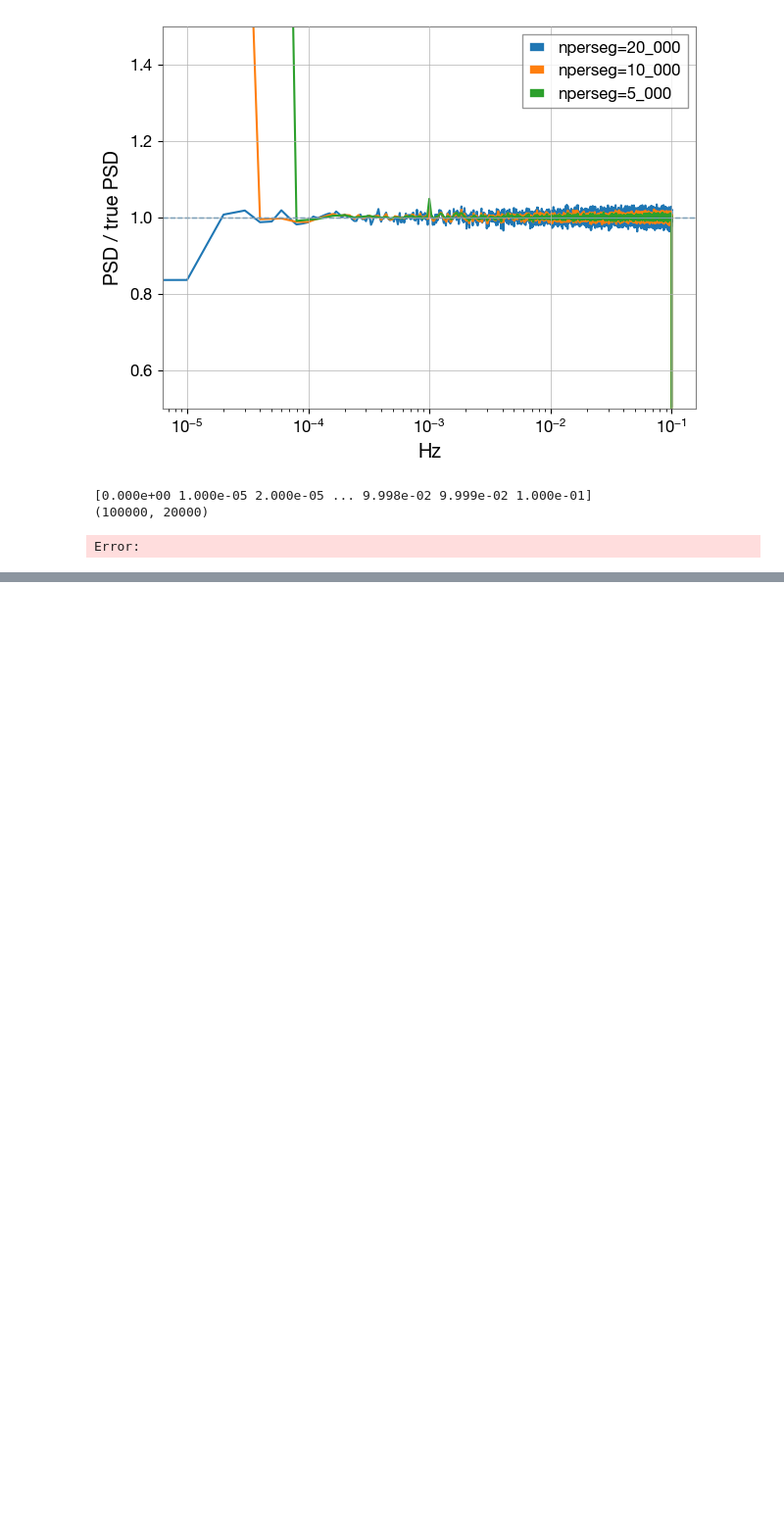
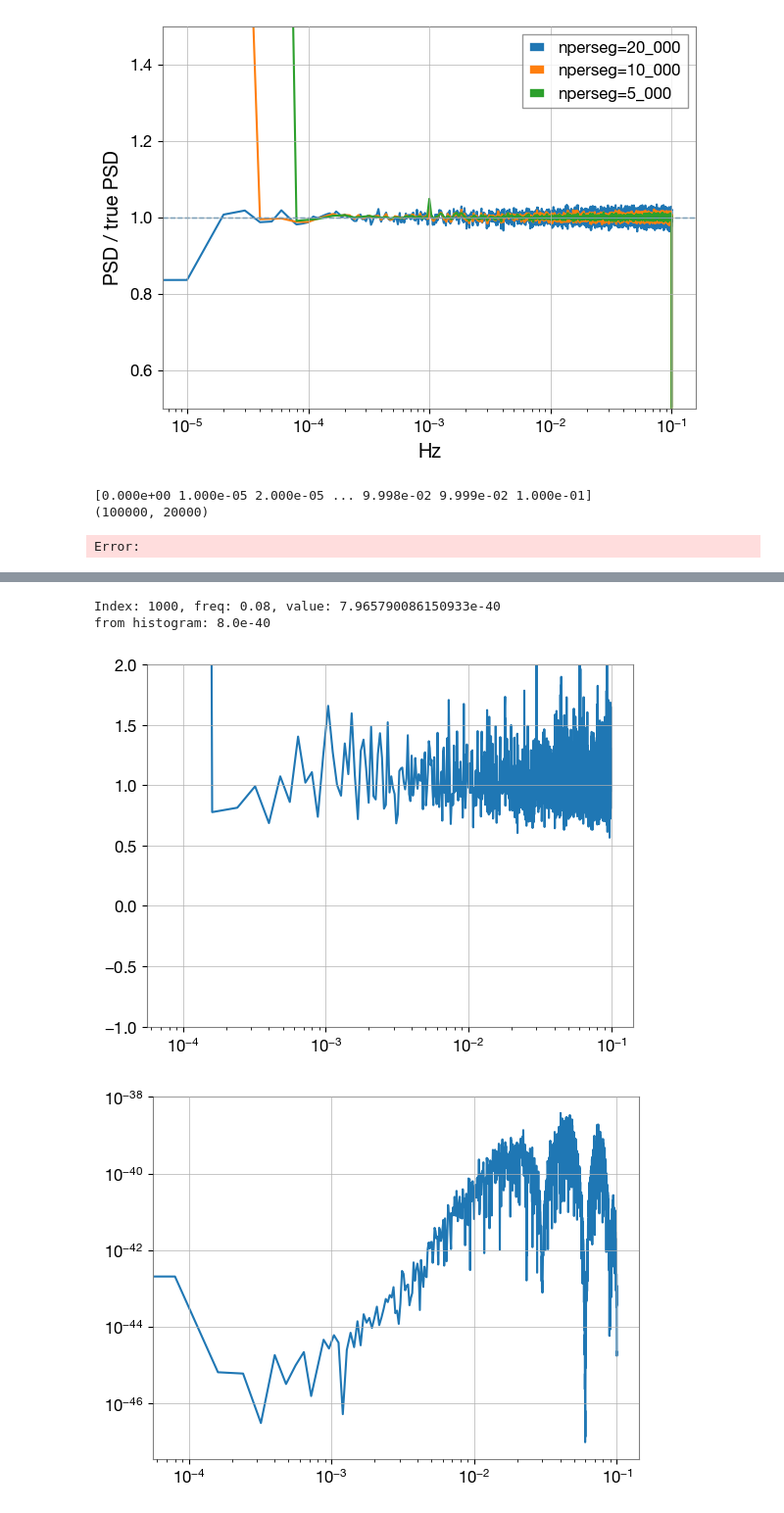
Before and after one commit to AkmDgreat/AkshatLISA, a Jupyter notebook: AkshatLISA/analysis_notebooks/freqResBias.ipynb, the cells around one changed output, grey strips where cells are left out. Shown at 98% size. Saved outputs shown, nothing was run; the diff lists cells and outputs as text; code cells hidden in the pictures; blank space fills up the shorter version.

```diff
--- a/AkshatLISA/analysis_notebooks/freqResBias.ipynb
+++ b/AkshatLISA/analysis_notebooks/freqResBias.ipynb
@@ -853,0 +912,30 @@ plt.xlabel('Hz'); plt.ylabel('PSD / true PSD'); plt.legend(); plt.tight_layout()
+# %%
+t, idx = pick_true_on_coarse(psd_true, 20_000, 2_500)
+plt.figure()
+plt.semilogx(f_4, psd_4 / t, label='nperseg=1_000')
+plt.ylim(-1,2)
+plt.figure()
+plt.loglog(f_4, np.abs(psd_4 - t))
+
+arr1 = f_4
+arr2 = t - psd_4
+chosen_freq = 0.08
+
+# find indices where arr1 == chosen_freq
+idx = np.where(arr1 == chosen_freq)[0]
+
+if idx.size == 0:
+    raise ValueError(f"Frequency {chosen_freq} not found in arr1")
+else:
+    idx = idx[0]   # take the first match if multiple
+    freq_at_idx = arr1[idx]
+    val_at_idx  = arr2[idx]
+    print(f"Index: {idx}, freq: {freq_at_idx}, value: {val_at_idx}")
+
+
+print(f"from histogram: {(2.44 - 1.64)*10}e-40")
+# %% [output]
+Index: 1000, freq: 0.08, value: 7.965790086150933e-40
+from histogram: 8.0e-40
+[figure, added]
+[figure, added]
```
Also changed, not shown: parts of 5 cells of this notebook, 14 other files.
